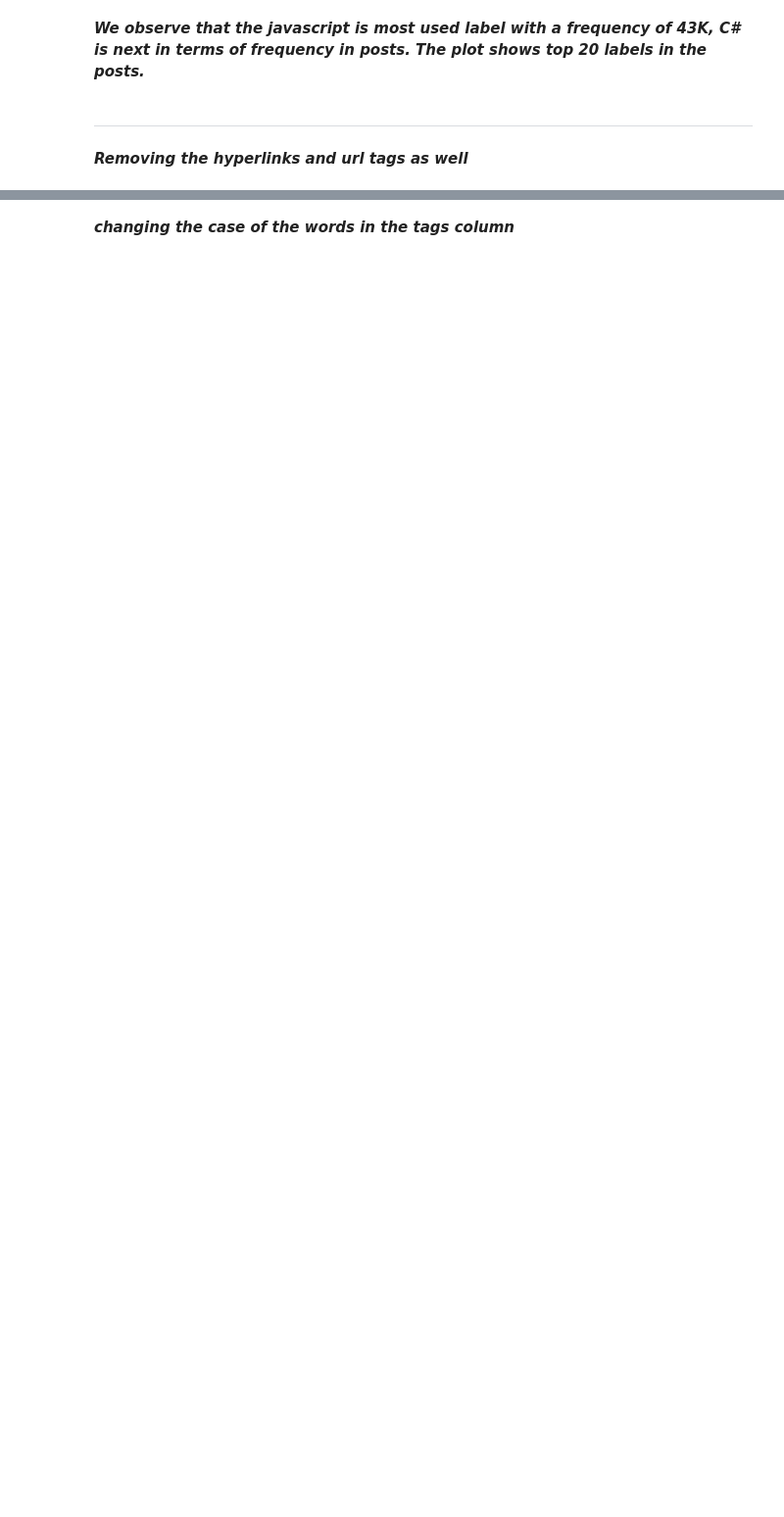
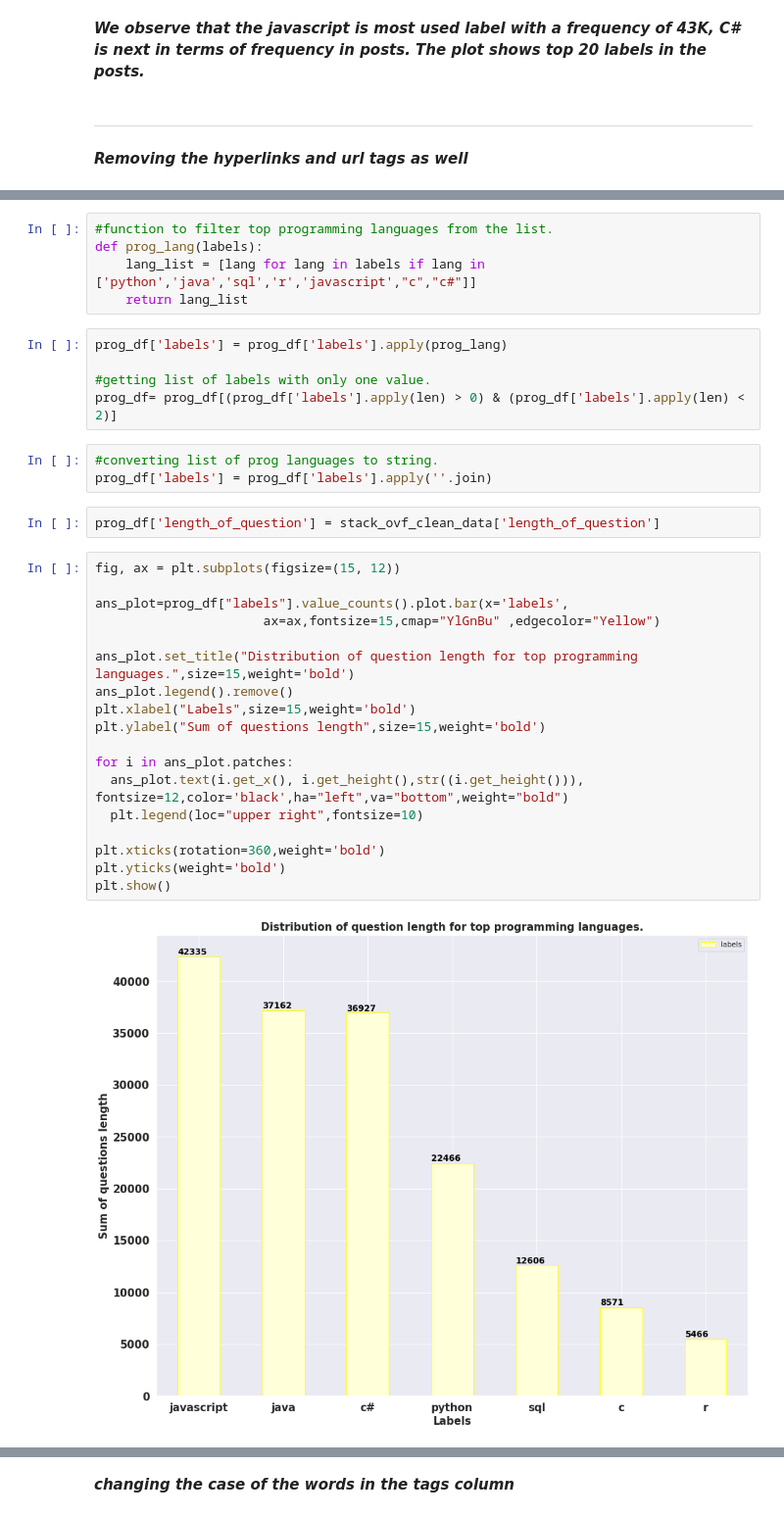
Before and after one commit to agamkachhal/COMP8240_GroupS, a Jupyter notebook: stackoverflowposts_analysis.ipynb, the cells around one changed output, grey strips where cells are left out. Shown at 98% size. Drawn from its saved outputs; the diff is of its cells as text; blank space fills up the shorter version.

```diff
--- a/stackoverflowposts_analysis.ipynb
+++ b/stackoverflowposts_analysis.ipynb
@@ -252,0 +270,35 @@ stack_ex_clean_data["body"] = stack_ex_clean_data["body"].str.replace(r'https?:/
+# %%
+#function to filter top programming languages from the list.
+def prog_lang(labels):
+    lang_list = [lang for lang in labels if lang in ['python','java','sql','r','javascript',"c","c#"]]
+    return lang_list
+# %%
+prog_df['labels'] = prog_df['labels'].apply(prog_lang)
+
+#getting list of labels with only one value.
+prog_df= prog_df[(prog_df['labels'].apply(len) > 0) & (prog_df['labels'].apply(len) < 2)]
+# %%
+#converting list of prog languages to string.
+prog_df['labels'] = prog_df['labels'].apply(''.join)
+# %%
+prog_df['length_of_question'] = stack_ovf_clean_data['length_of_question']
+# %%
+fig, ax = plt.subplots(figsize=(15, 12))
+
+ans_plot=prog_df["labels"].value_counts().plot.bar(x='labels',
+                      ax=ax,fontsize=15,cmap="YlGnBu" ,edgecolor="Yellow")
+
+ans_plot.set_title("Distribution of question length for top programming languages.",size=15,weight='bold')
+ans_plot.legend().remove()
+plt.xlabel("Labels",size=15,weight='bold')
+plt.ylabel("Sum of questions length",size=15,weight='bold')
+
+for i in ans_plot.patches:
+  ans_plot.text(i.get_x(), i.get_height(),str((i.get_height())), fontsize=12,color='black',ha="left",va="bottom",weight="bold")
+  plt.legend(loc="upper right",fontsize=10)
+
+plt.xticks(rotation=360,weight='bold')
+plt.yticks(weight='bold')
+plt.show()
+# %% [output]
+[figure, added]
```
Also changed, not shown: parts of 32 cells of this notebook.
